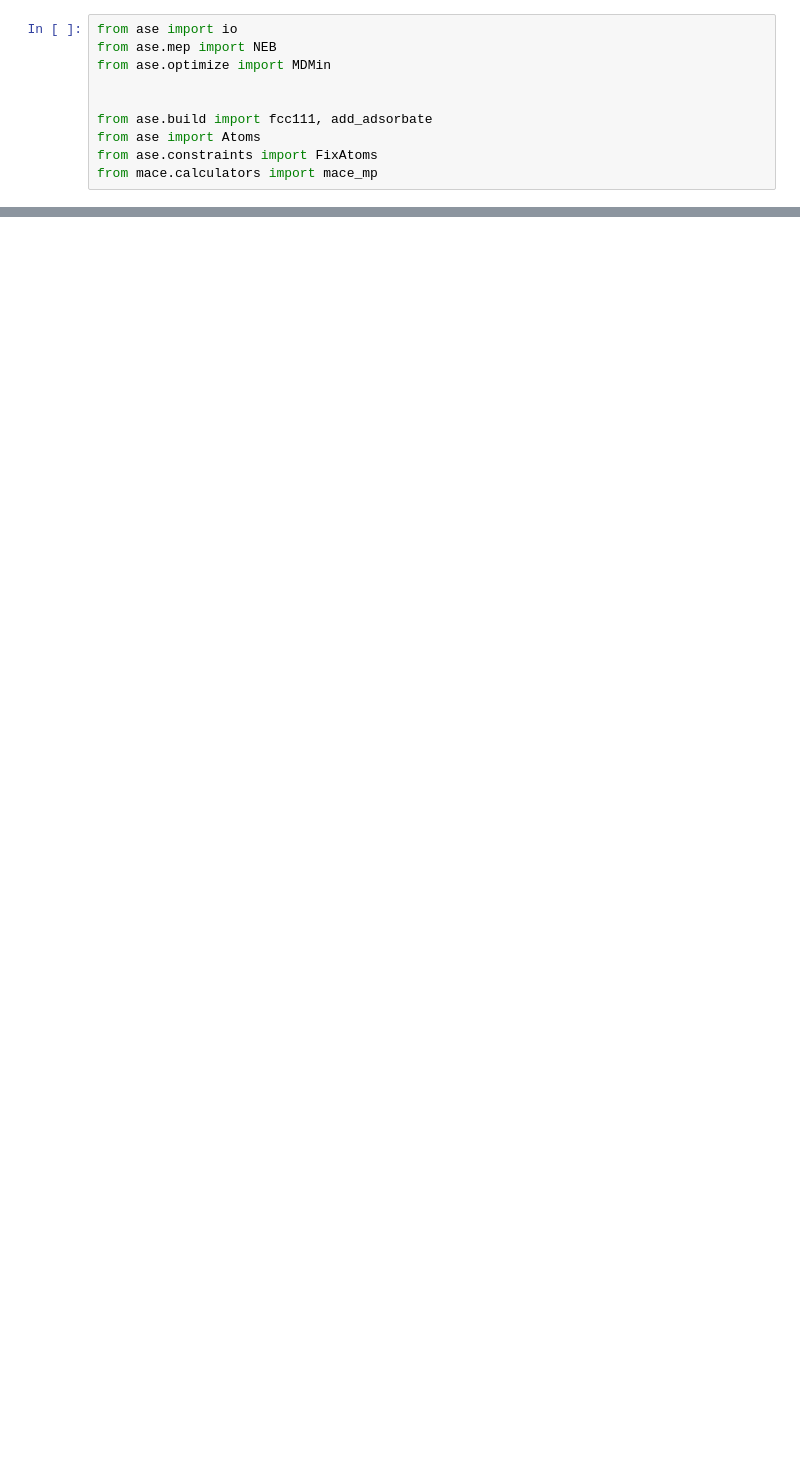
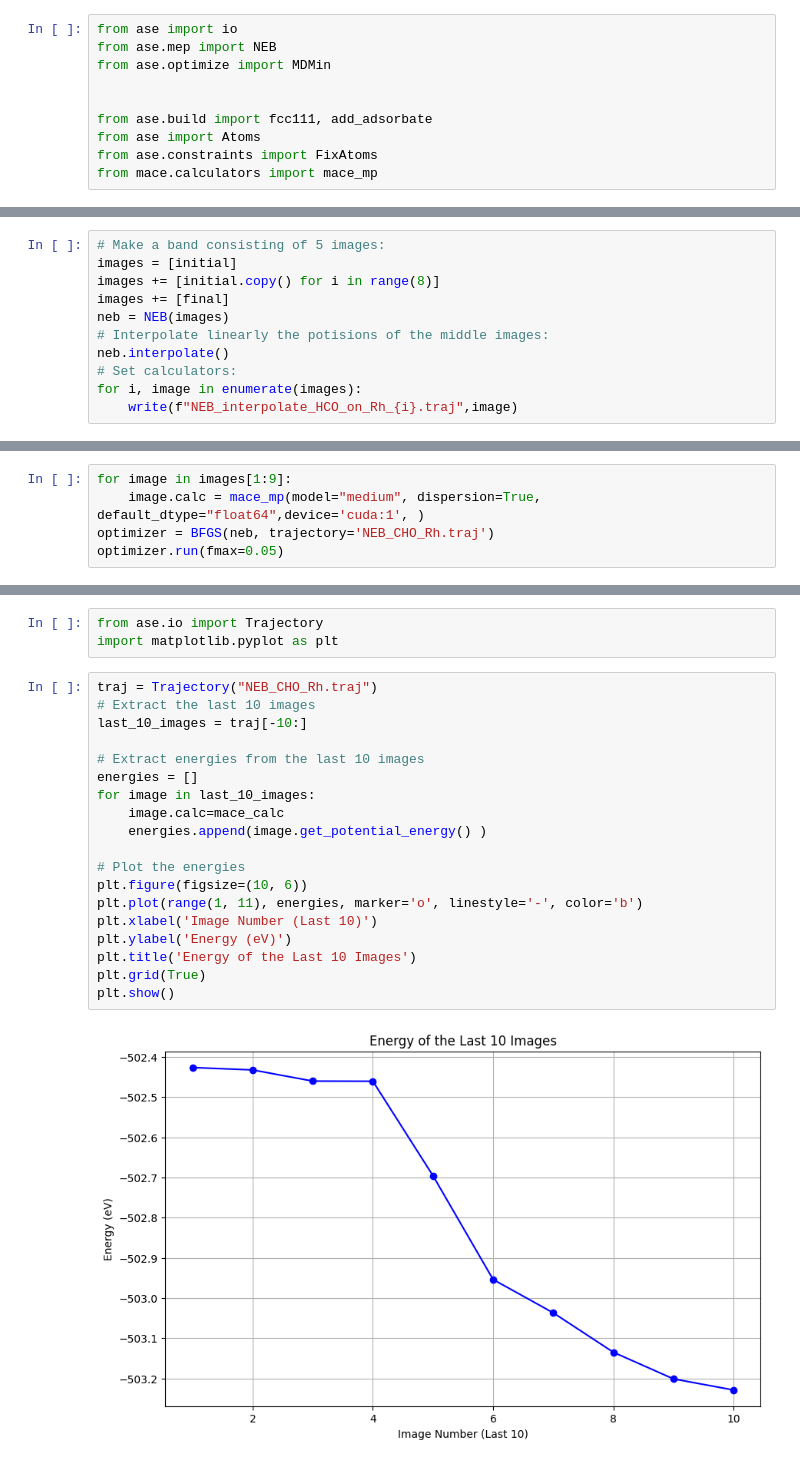
Before and after one commit to Nilsgoe/biASE, a Jupyter notebook: setting_up_neb.ipynb, the cells around one changed output, grey strips where cells are left out. Saved outputs shown, nothing was run; the diff lists cells and outputs as text; blank space fills up the shorter version.

```diff
--- a/setting_up_neb.ipynb
+++ b/setting_up_neb.ipynb
@@ -99,0 +102,11 @@ BFGS:   42 11:29:37     -503.228619        0.048766
+# %%
+# Make a band consisting of 5 images:
+images = [initial]
+images += [initial.copy() for i in range(8)]
+images += [final]
+neb = NEB(images)
+# Interpolate linearly the potisions of the middle images:
+neb.interpolate()
+# Set calculators:
+for i, image in enumerate(images):
+    write(f"NEB_interpolate_HCO_on_Rh_{i}.traj",image)
@@ -99,0 +115,5 @@ BFGS:   42 11:29:37     -503.228619        0.048766
+# %%
+for image in images[1:9]:
+    image.calc = mace_mp(model="medium", dispersion=True, default_dtype="float64",device='cuda:1', )
+optimizer = BFGS(neb, trajectory='NEB_CHO_Rh.traj')
+optimizer.run(fmax=0.05)
@@ -100,3 +162,27 @@ BFGS:   42 11:29:37     -503.228619        0.048766
+# %%
+from ase.io import Trajectory
+import matplotlib.pyplot as plt
+# %%
+traj = Trajectory("NEB_CHO_Rh.traj")
+# Extract the last 10 images
+last_10_images = traj[-10:]
+
+# Extract energies from the last 10 images
+energies = []
+for image in last_10_images:
+    image.calc=mace_calc
+    energies.append(image.get_potential_energy() )
+
+# Plot the energies
+plt.figure(figsize=(10, 6))
+plt.plot(range(1, 11), energies, marker='o', linestyle='-', color='b')
+plt.xlabel('Image Number (Last 10)')
+plt.ylabel('Energy (eV)')
+plt.title('Energy of the Last 10 Images')
+plt.grid(True)
+plt.show()
+# %% [output]
+[figure, added]
 # %%
 # Make a band consisting of 5 images:
 images = [initial]
```
Also changed, not shown: parts of 8 cells of this notebook.
